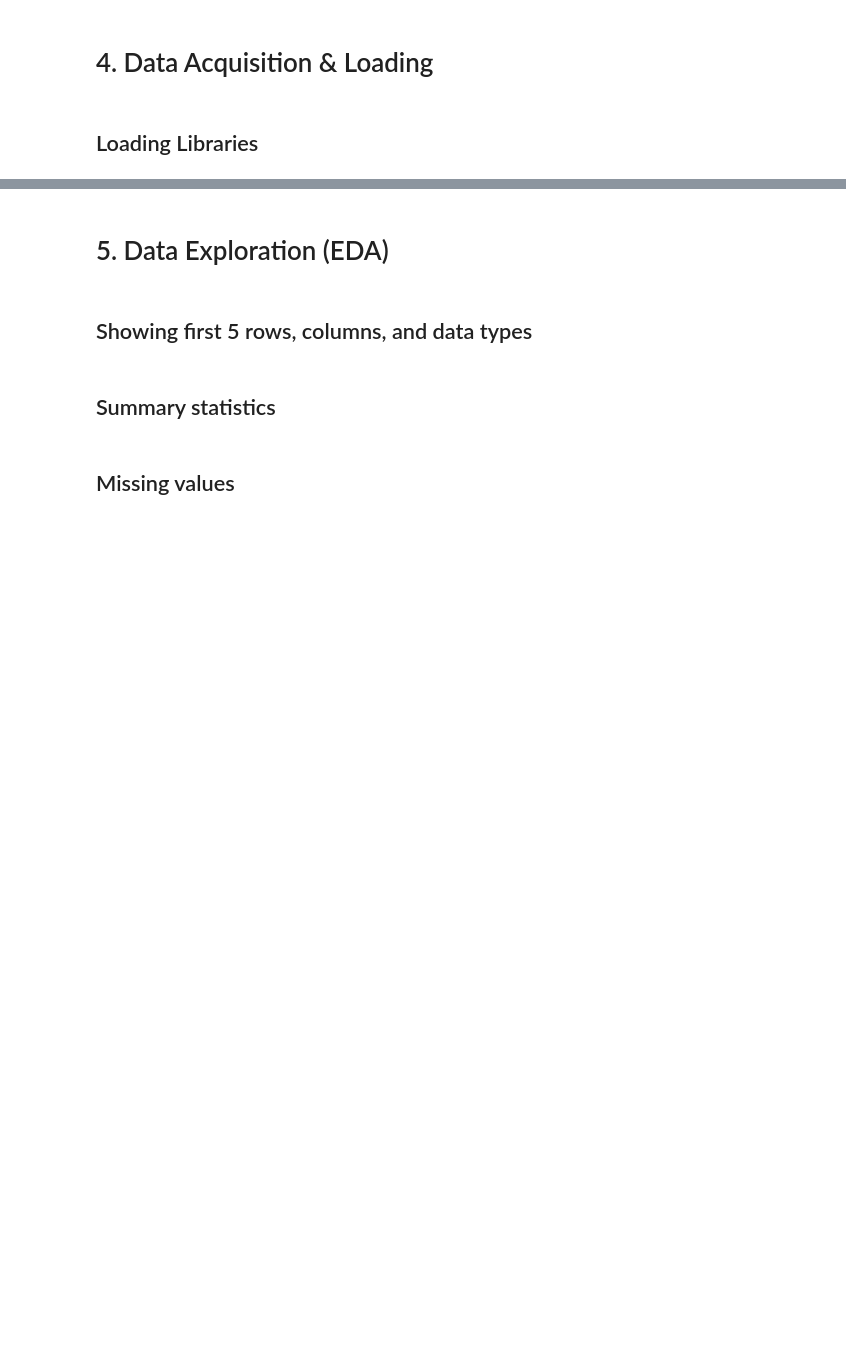
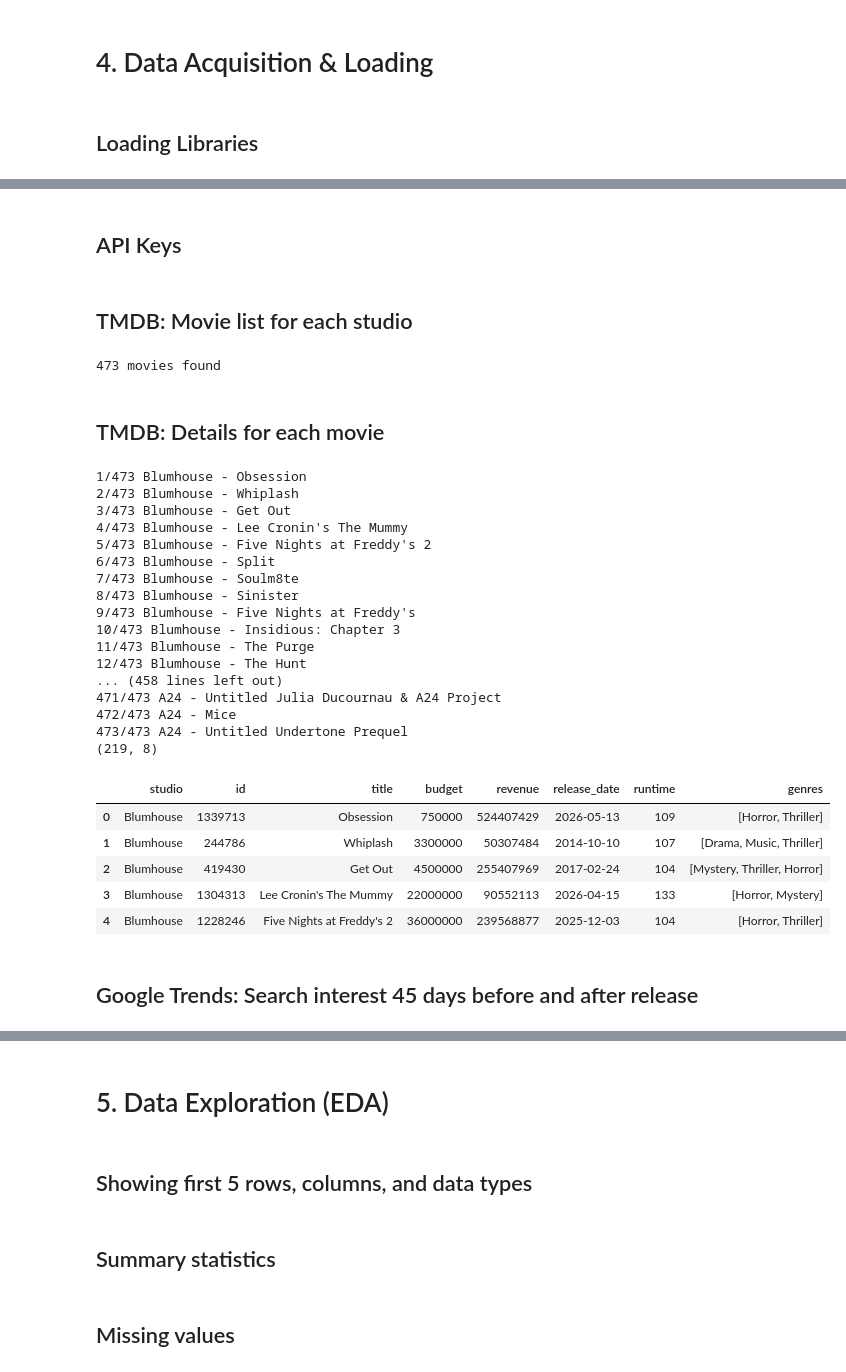
Before and after one commit to u1463836/IS-Project, a Jupyter notebook: Final_Notebook.ipynb, the cells around one changed output, grey strips where cells are left out. Saved outputs shown, nothing was run; the diff lists cells and outputs as text; code cells hidden in the pictures; blank space fills up the shorter version.

```diff
--- a/Final_Notebook.ipynb
+++ b/Final_Notebook.ipynb
@@ -65,0 +103,2 @@ from sklearn.metrics import accuracy_score, classification_report, confusion_mat
+# %% [markdown]
+## API Keys
@@ -65,0 +108,73 @@ from sklearn.metrics import accuracy_score, classification_report, confusion_mat
+# %% [markdown]
+## TMDB: Movie list for each studio
+# %%
+studios = {"Blumhouse": 3172, "Screen Gems": 3287, "A24": 41077}
+
+movie_list = []
+for studio, company_id in studios.items():
+    page = 1
+    total_pages = 1
+    while page <= total_pages:
+        url = "https://api.themoviedb.org/3/discover/movie"
+        params = {"api_key": TMDB_API_KEY, "with_companies": company_id, "page": page}
+        data = requests.get(url, params=params).json()
+        total_pages = data["total_pages"]
+        for m in data["results"]:
+            movie_list.append({"studio": studio, "id": m["id"]})
+        page += 1
+
+print(len(movie_list), "movies found")
+# %% [output]
+473 movies found
+# %% [markdown]
+## TMDB: Details for each movie
+# %%
+rows = []
+for i, m in enumerate(movie_list):
+    url = f"https://api.themoviedb.org/3/movie/{m['id']}"
+    d = requests.get(url, params={"api_key": TMDB_API_KEY}).json()
+    rows.append({
+        "studio": m["studio"],
+        "id": d["id"],
+        "title": d["title"],
+        "budget": d["budget"],
+        "revenue": d["revenue"],
+        "release_date": d["release_date"],
+        "runtime": d["runtime"],
+        "genres": [g["name"] for g in d["genres"]]
+    })
+    print(f"{i + 1}/{len(movie_list)} {m['studio']} - {d['title']}")
+    time.sleep(0.1)
+
+df = pd.DataFrame(rows)
+
+# Keep only movies that have both a budget and revenue reported
+df = df[(df["budget"] > 0) & (df["revenue"] > 0)].reset_index(drop=True)
+print(df.shape)
+df.head()
+# %% [output]
+1/473 Blumhouse - Obsession
+2/473 Blumhouse - Whiplash
+3/473 Blumhouse - Get Out
+4/473 Blumhouse - Lee Cronin's The Mummy
+5/473 Blumhouse - Five Nights at Freddy's 2
+6/473 Blumhouse - Split
+7/473 Blumhouse - Soulm8te
+8/473 Blumhouse - Sinister
+9/473 Blumhouse - Five Nights at Freddy's
+10/473 Blumhouse - Insidious: Chapter 3
+11/473 Blumhouse - The Purge
+12/473 Blumhouse - The Hunt
+... (458 lines left out)
+471/473 A24 - Untitled Julia Ducournau & A24 Project
+472/473 A24 - Mice
+473/473 A24 - Untitled Undertone Prequel
+(219, 8)
+|  | studio | id | title | budget | revenue | release_date | runtime | genres |
+| 0 | Blumhouse | 1339713 | Obsession | 750000 | 524407429 | 2026-05-13 | 109 | [Horror, Thriller] |
+| 1 | Blumhouse | 244786 | Whiplash | 3300000 | 50307484 | 2014-10-10 | 107 | [Drama, Music, Thriller] |
+| 2 | Blumhouse | 419430 | Get Out | 4500000 | 255407969 | 2017-02-24 | 104 | [Mystery, Thriller, Horror] |
+| 3 | Blumhouse | 1304313 | Lee Cronin's The Mummy | 22000000 | 90552113 | 2026-04-15 | 133 | [Horror, Mystery] |
+| 4 | Blumhouse | 1228246 | Five Nights at Freddy's 2 | 36000000 | 239568877 | 2025-12-03 | 104 | [Horror, Thriller] |
+# %% [markdown]
+## Google Trends: Search interest 45 days before and after release
```
Also changed, not shown: parts of 22 cells of this notebook.
